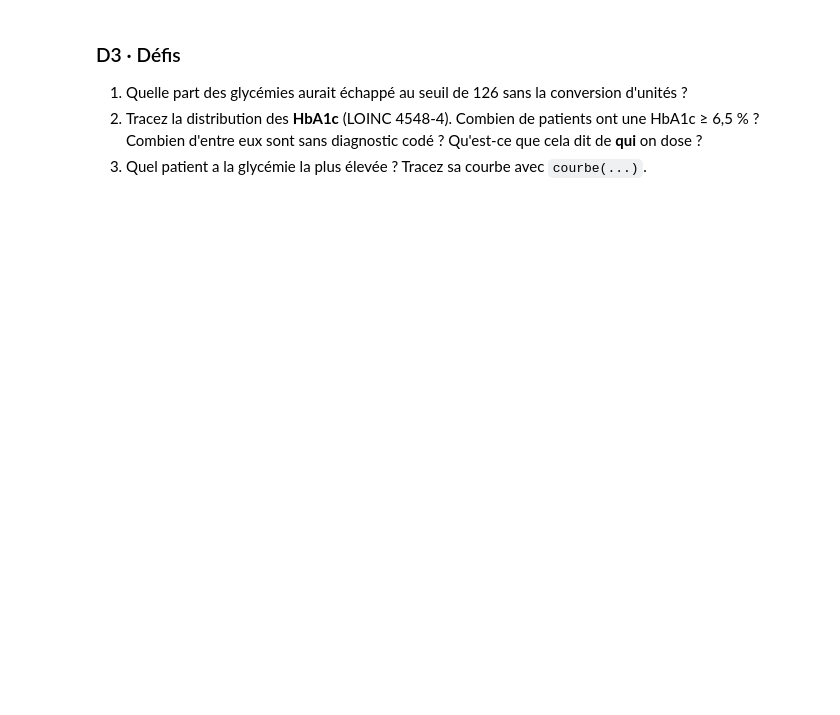
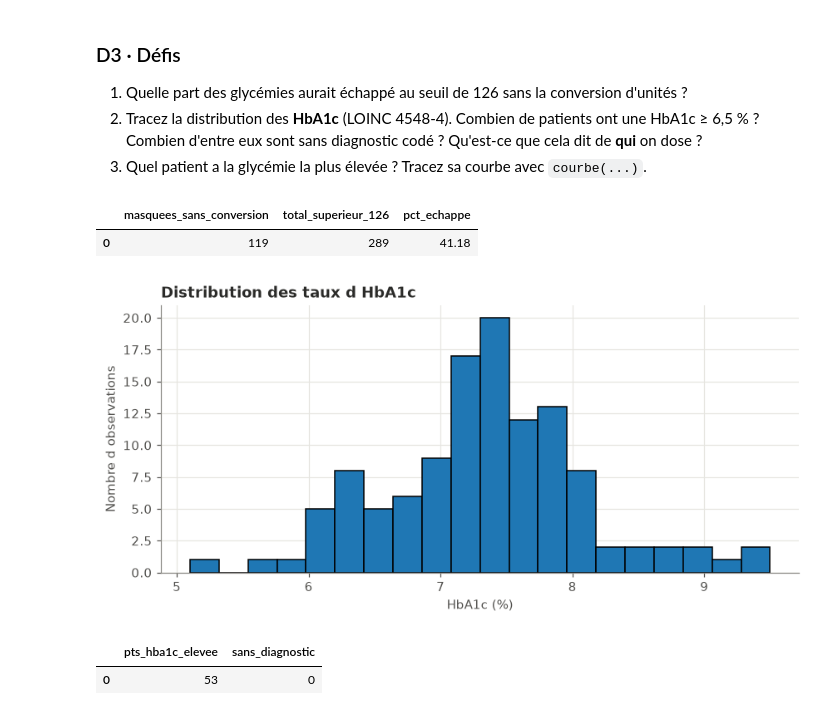
Before and after one commit to Lille-Health-Data-Science/radczuk.matylda.optiondata.2026, a Jupyter notebook: seance1_fhir/seance1_etudiant.ipynb, the cells around one changed output. Cells and saved outputs as stored; diff of their text form; code cells hidden in the pictures; blank space fills up the shorter version.

```diff
--- a/seance1_fhir/seance1_etudiant.ipynb
+++ b/seance1_fhir/seance1_etudiant.ipynb
@@ -552,9 +652,57 @@ courbe(a_signaler[0])
 3. Quel patient a la glycémie la plus élevée ? Tracez sa courbe avec `courbe(...)`.
 # %%
 # Défi 1 · À vous
-...
+con.sql('''
+    select
+        count(*) filter (where valeur_mg_dl >= 126 and valeur_source < 126) as masquees_sans_conversion,
+        count(*) filter (where valeur_mg_dl >= 126) as total_superieur_126,
+        round(100.0 * count(*) filter (where valeur_mg_dl >= 126 and valeur_source < 126) / count(*) filter (where valeur_mg_dl >= 126), 2) as pct_echappe
+    from stg_glycemie
+''').df()
+# %% [output]
+|  | masquees_sans_conversion | total_superieur_126 | pct_echappe |
+| 0 | 119 | 289 | 41.18 |
 # %%
 # Défi 2 · À vous
-...
+
+# 1. Extraction des données HbA1c
+hba1c_df = con.sql('''
+    select valueQuantity.value as hba1c,
+           split_part(subject.reference, '/', 2) as patient_fhir_id
+    from fhir_observation
+    where code.coding[1].code = '4548-4'
+      and status = 'final'
+      and valueQuantity.value is not null
+''').df()
+
+# 2. Histogramme
+plt.hist(hba1c_df['hba1c'], bins=20, edgecolor='black')
+plt.title('Distribution des taux d HbA1c')
+plt.xlabel('HbA1c (%)')
+plt.ylabel('Nombre d observations')
+plt.show()
+
+# 3. Compte des patients avec HbA1c >= 6.5% et vérification de diagnostic
+con.sql('''
+    with hba1c_pts as (
+        select distinct split_part(subject.reference, '/', 2) as patient_fhir_id
+        from fhir_observation
+        where code.coding[1].code = '4548-4'
+          and valueQuantity.value >= 6.5
+    ),
+    diagnostic as (
+        select distinct split_part(subject.reference, '/', 2) as patient_fhir_id
+        from fhir_condition
+        where list_contains(list_transform(code.coding, c -> c.code), '44054006')
+    )
+    select count(*) as pts_hba1c_elevee,
+           count(*) filter (where d.patient_fhir_id is null) as sans_diagnostic
+    from hba1c_pts h
+    left join diagnostic d on h.patient_fhir_id = d.patient_fhir_id
+''').df()
+# %% [output]
+[figure, added]
+|  | pts_hba1c_elevee | sans_diagnostic |
+| 0 | 53 | 0 |
 # %%
 # Défi 3 · À vous
```
Also changed, not shown: parts of 25 cells of this notebook.
